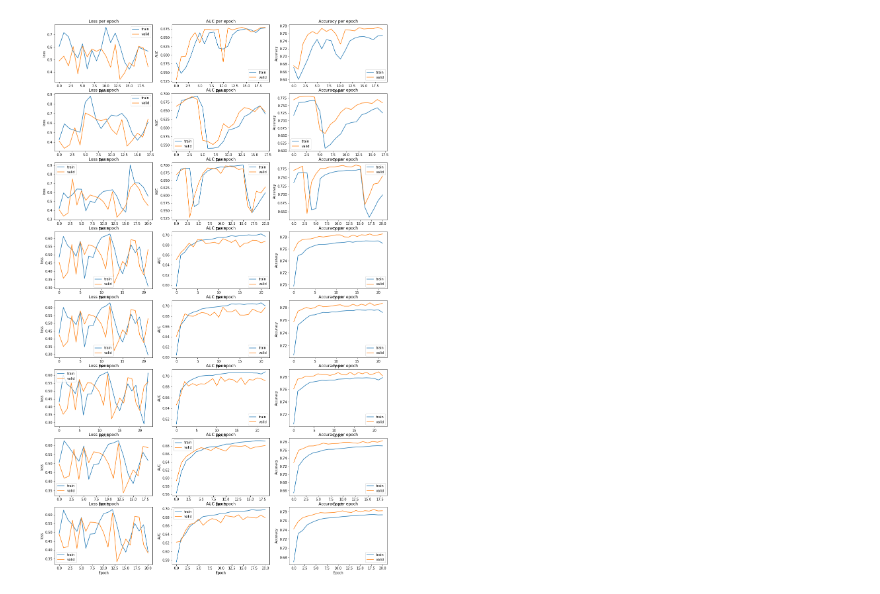
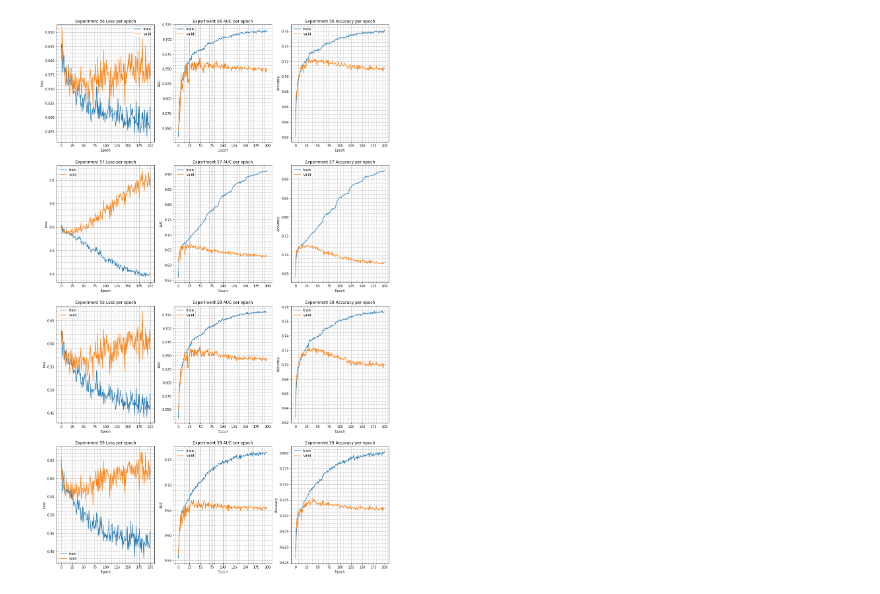
Before and after one commit to benrhodes26/mlp-group-project, a Jupyter notebook: code/plot-multiple-experiments.ipynb, the cells around one changed output. Drawn from its saved outputs; the diff is of its cells as text; code cells hidden in the pictures.

```diff
--- a/code/plot-multiple-experiments.ipynb
+++ b/code/plot-multiple-experiments.ipynb
@@ -7,9 +7,9 @@ from utils import events_to_numpy
 % matplotlib inline
 # %%
 # CHANGE ME
-start, end = 31, 39  # experiment numbers (see google sheet)
+start, end = 56, 59  # experiment numbers (see google sheet)
 # %%
-experiment_nums = np.arange(start, end)
+experiment_nums = np.arange(start, end+1)
 fig, all_axs = plt.subplots(len(experiment_nums), 3, figsize=(18, 30))
 
 for i in experiment_nums:
@@ -20,34 +20,44 @@ for i in experiment_nums:
 
     for filename in glob.glob(event_train_path):
         metrics_train = events_to_numpy(filename)
     for filename in glob.glob(event_val_path):
         metrics_valid = events_to_numpy(filename)
 
         # plot metrics
         axs = all_axs[i-start]
         metrics_train = metrics_train[:len(metrics_valid)]
         e = np.arange(len(metrics_valid))
 
         axs = axs.ravel()
         train_plt, = axs[0].plot(e, metrics_train[:, 0])
         valid_plt, = axs[0].plot(e, metrics_valid[:, 0])
         axs[0].legend([train_plt, valid_plt], ['train', 'valid'])
         axs[0].set_xlabel('Epoch')
         axs[0].set_ylabel('loss')
-        axs[0].set_title('Loss per epoch')
+        axs[0].set_title('Experiment {} Loss per epoch'.format(i))
 
         train_plt, = axs[1].plot(e, metrics_train[:, 1])
         valid_plt, = axs[1].plot(e, metrics_valid[:, 1])
         axs[1].legend([train_plt, valid_plt], ['train', 'valid'])
         axs[1].set_xlabel('Epoch')
         axs[1].set_ylabel('AUC')
-        axs[1].set_title('AUC per epoch')
+        axs[1].set_title('Experiment {} AUC per epoch'.format(i))
 
         train_plt, = axs[2].plot(e, metrics_train[:, 2])
         valid_plt, = axs[2].plot(e, metrics_valid[:, 2])
         axs[2].legend([train_plt, valid_plt], ['train', 'valid'])
         axs[2].set_xlabel('Epoch')
         axs[2].set_ylabel('Accuracy')
-        axs[2].set_title('Accuracy per epoch')
+        axs[2].set_title('Experiment {} Accuracy per epoch'.format(i))
+
+        axs[0].grid(which='major')
+        axs[0].grid(which='minor', linestyle='--')
+        axs[1].grid()
+        axs[1].grid(which='minor', linestyle='--')
+        axs[2].grid()
+        axs[2].grid(which='minor', linestyle='--')
+        axs[0].minorticks_on()
+        axs[1].minorticks_on()
+        axs[2].minorticks_on()
 # %% [output]
-[figure, old version]
+[figure, new version]
```
Also changed, not shown: 3 other files.
